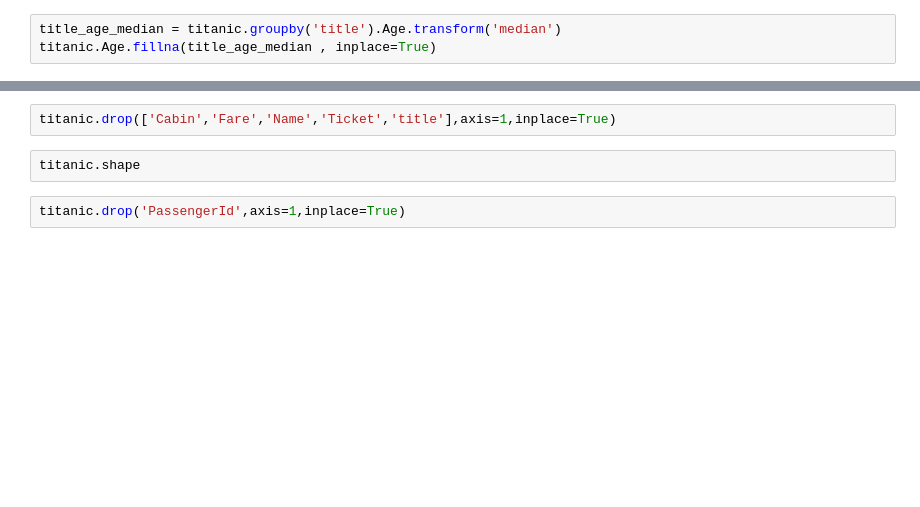
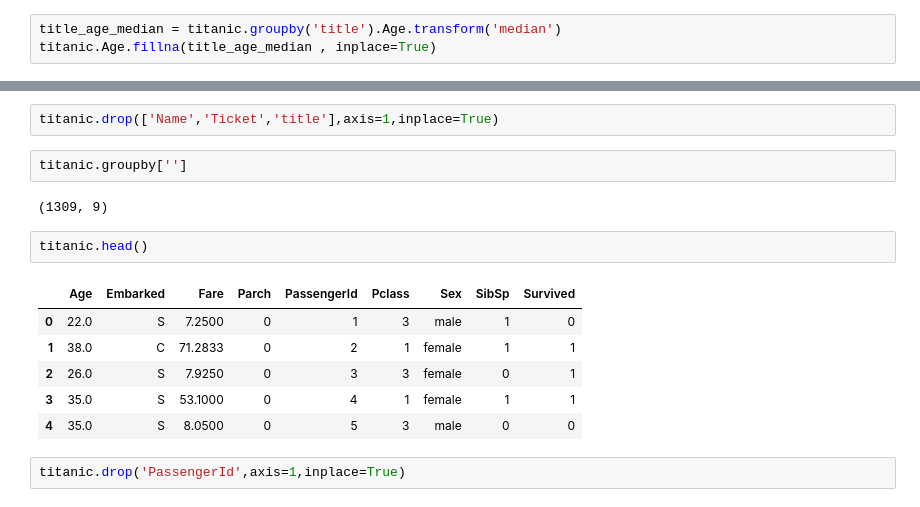
Before and after one commit to anoopsp/Titanic-Machine-Learning-from-Disaster, a Jupyter notebook: Titanic Predictions.ipynb, the cells around one changed output, grey strips where cells are left out. Cells and saved outputs as stored; diff of their text form; blank space fills up the shorter version.

```diff
--- a/Titanic Predictions.ipynb
+++ b/Titanic Predictions.ipynb
@@ -388,7 +415,18 @@ titanic.isna().sum()
 # %%
-titanic.drop(['Cabin','Fare','Name','Ticket','title'],axis=1,inplace=True)
+titanic.drop(['Name','Ticket','title'],axis=1,inplace=True)
 # %%
-titanic.shape
+titanic.groupby['']
+# %% [output]
+(1309, 9)
+# %%
+titanic.head()
+# %% [output]
+|  | Age | Embarked | Fare | Parch | PassengerId | Pclass | Sex | SibSp | Survived |
+| 0 | 22.0 | S | 7.2500 | 0 | 1 | 3 | male | 1 | 0 |
+| 1 | 38.0 | C | 71.2833 | 0 | 2 | 1 | female | 1 | 1 |
+| 2 | 26.0 | S | 7.9250 | 0 | 3 | 3 | female | 0 | 1 |
+| 3 | 35.0 | S | 53.1000 | 0 | 4 | 1 | female | 1 | 1 |
+| 4 | 35.0 | S | 8.0500 | 0 | 5 | 3 | male | 0 | 0 |
 # %%
 titanic.drop('PassengerId',axis=1,inplace=True)
 # %%
```
Also changed, not shown: parts of 7 cells of this notebook.
